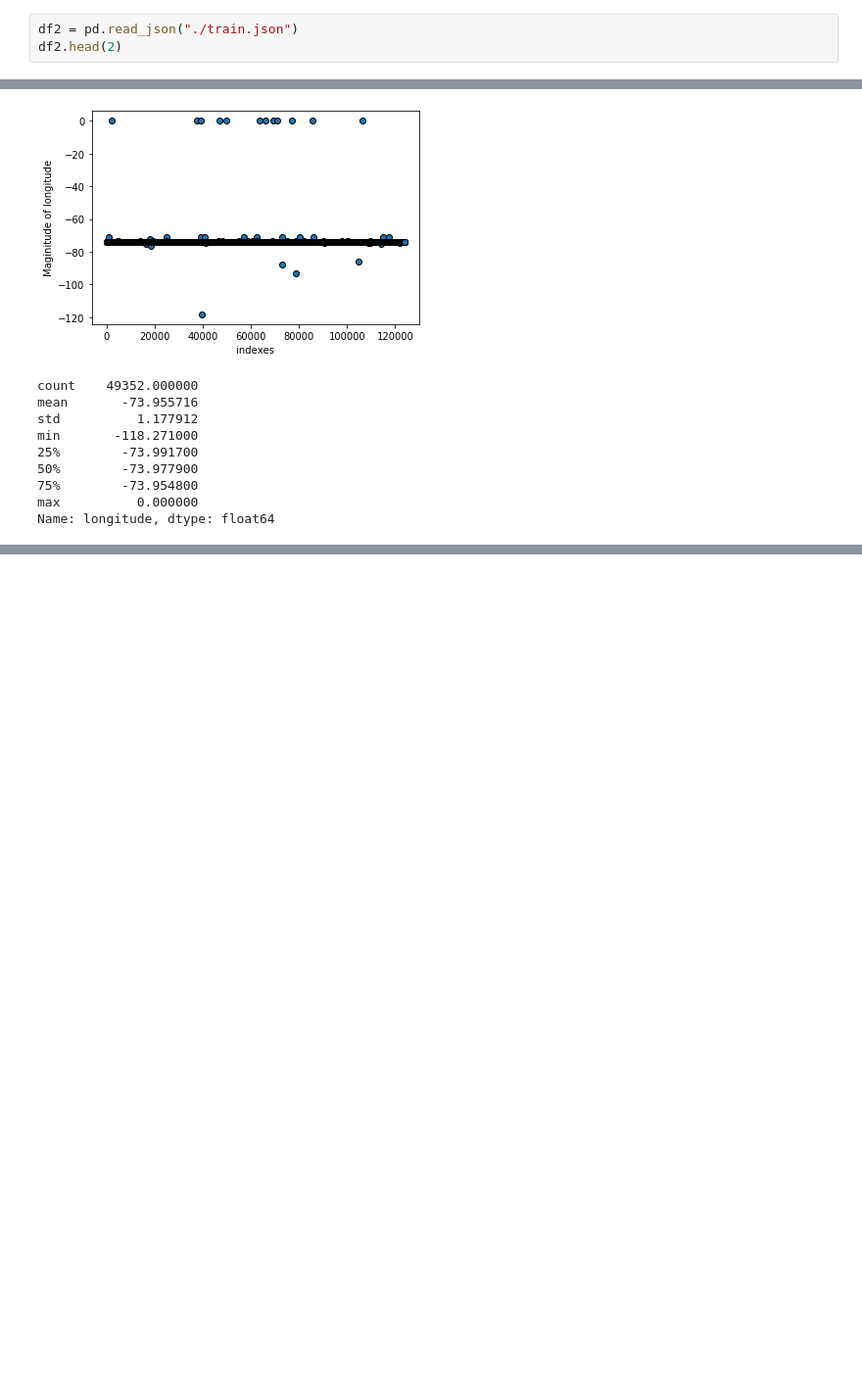
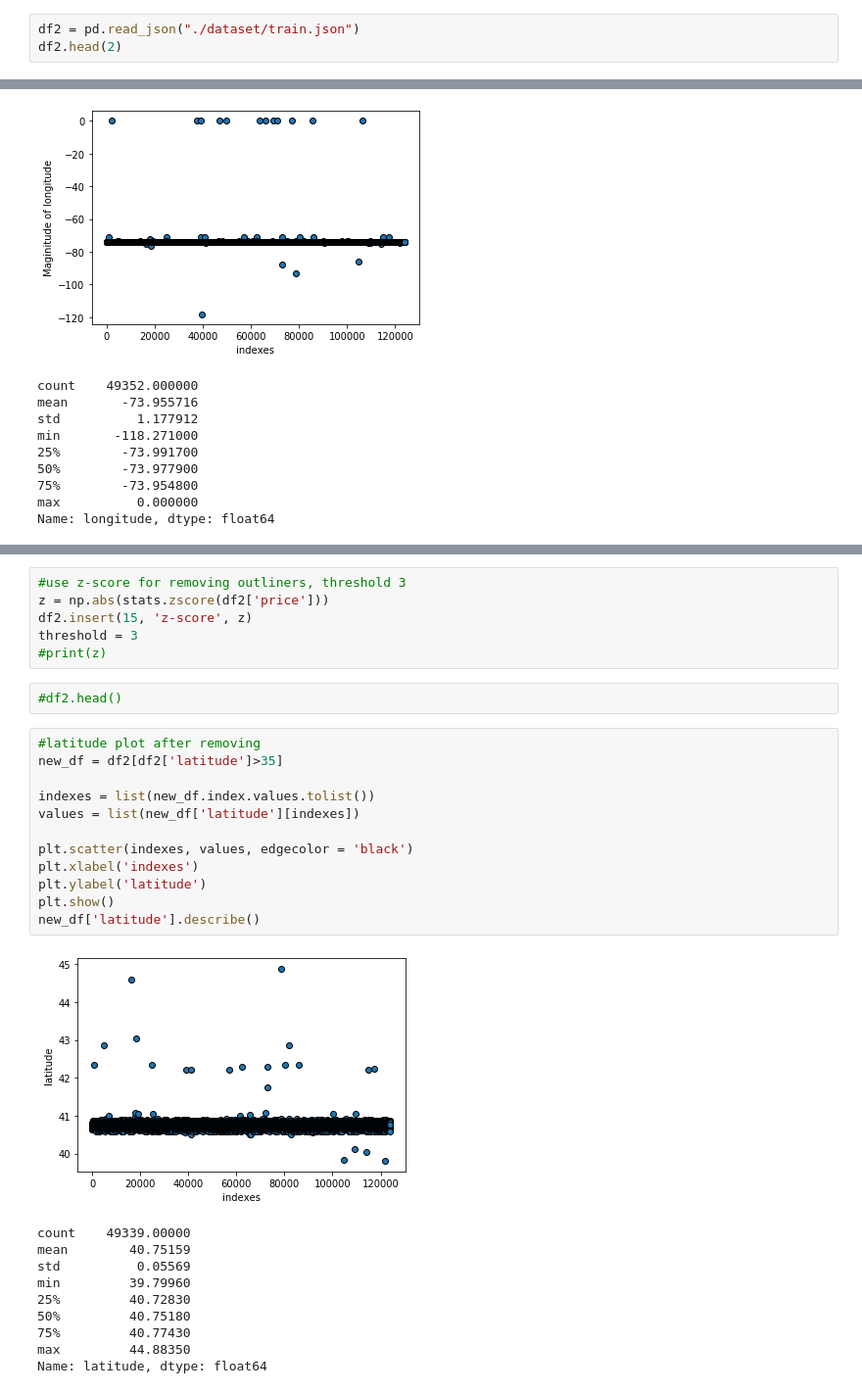
Before and after one commit to danlee0528/CMPT459-DataMiningProject, a Jupyter notebook: visualize_outliers.ipynb, the cells around one changed output, grey strips where cells are left out. Shown at 98% size. Drawn from its saved outputs; the diff is of its cells as text; blank space fills up the shorter version.

```diff
--- a/visualize_outliers.ipynb
+++ b/visualize_outliers.ipynb
@@ -7,5 +9,5 @@ from zipfile import ZipFile
 # %%
-df2 = pd.read_json("./train.json")
+df2 = pd.read_json("./dataset/train.json")
 df2.head(2)
 # %% [output]
 |  | bathrooms | bedrooms | building_id | created | description | display_address | features | latitude | ... |
@@ -158,3 +160,34 @@ min      4.300000e+01
 75%      4.100000e+03
 max      4.490000e+06
 Name: price, dtype: float64
+# %%
+#use z-score for removing outliners, threshold 3
+z = np.abs(stats.zscore(df2['price']))
+df2.insert(15, 'z-score', z)
+threshold = 3
+#print(z)
+# %%
+#df2.head()
+# %%
+#latitude plot after removing
+new_df = df2[df2['latitude']>35]
+
+indexes = list(new_df.index.values.tolist())
+values = list(new_df['latitude'][indexes])
+
+plt.scatter(indexes, values, edgecolor = 'black')
+plt.xlabel('indexes')
+plt.ylabel('latitude')
+plt.show()
+new_df['latitude'].describe()
+# %% [output]
+[figure, added]
+count    49339.00000
+mean        40.75159
+std          0.05569
+min         39.79960
+25%         40.72830
+50%         40.75180
+75%         40.77430
+max         44.88350
+Name: latitude, dtype: float64
```
Also changed, not shown: parts of 12 cells of this notebook.
